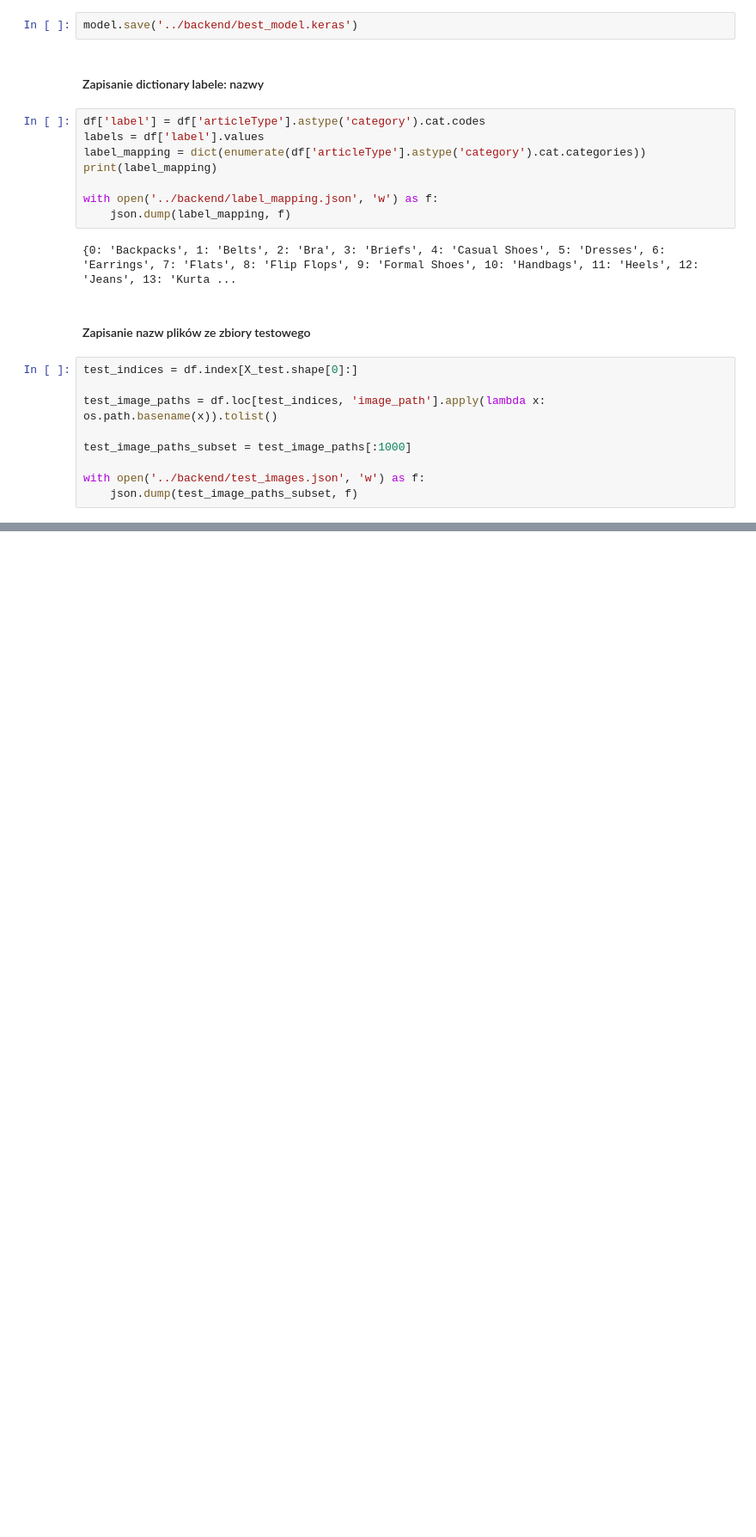
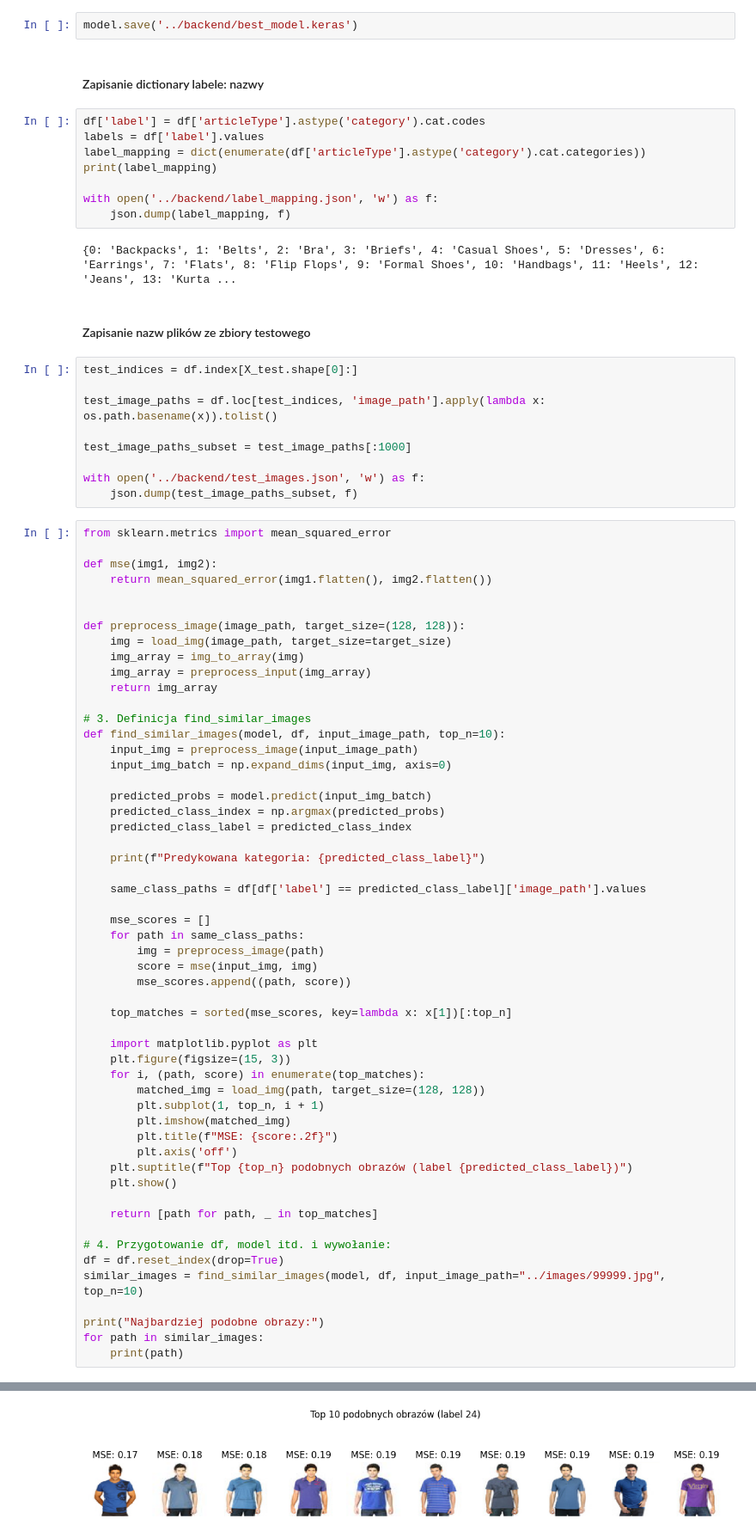
Before and after one commit to infoshareacademy/jdszr18-InsightFabrIQ, a Jupyter notebook: models/best_model.ipynb, the cells around one changed output, grey strips where cells are left out. Shown at 86% size. Saved outputs shown, nothing was run; the diff lists cells and outputs as text; blank space fills up the shorter version.

Commit message:
add find similar images function

```diff
--- a/models/best_model.ipynb
+++ b/models/best_model.ipynb
@@ -369,3 +369,58 @@ test_image_paths_subset = test_image_paths[:1000]
 
 with open('../backend/test_images.json', 'w') as f:
     json.dump(test_image_paths_subset, f)
+# %%
+from sklearn.metrics import mean_squared_error
+
+def mse(img1, img2):
+    return mean_squared_error(img1.flatten(), img2.flatten())
+
+
+def preprocess_image(image_path, target_size=(128, 128)):
+    img = load_img(image_path, target_size=target_size)
+    img_array = img_to_array(img)
+    img_array = preprocess_input(img_array)
+    return img_array
+
+# 3. Definicja find_similar_images
+def find_similar_images(model, df, input_image_path, top_n=10):
+    input_img = preprocess_image(input_image_path)
+    input_img_batch = np.expand_dims(input_img, axis=0)
+
+    predicted_probs = model.predict(input_img_batch)
+    predicted_class_index = np.argmax(predicted_probs)
+    predicted_class_label = predicted_class_index
+
+    print(f"Predykowana kategoria: {predicted_class_label}")
+
+    same_class_paths = df[df['label'] == predicted_class_label]['image_path'].values
+
+    mse_scores = []
+    for path in same_class_paths:
+        img = preprocess_image(path)
+        score = mse(input_img, img)
+        mse_scores.append((path, score))
+
+    top_matches = sorted(mse_scores, key=lambda x: x[1])[:top_n]
+
+    import matplotlib.pyplot as plt
+    plt.figure(figsize=(15, 3))
+    for i, (path, score) in enumerate(top_matches):
+        matched_img = load_img(path, target_size=(128, 128))
+        plt.subplot(1, top_n, i + 1)
+        plt.imshow(matched_img)
+        plt.title(f"MSE: {score:.2f}")
+        plt.axis('off')
+    plt.suptitle(f"Top {top_n} podobnych obrazów (label {predicted_class_label})")
+    plt.show()
+
+    return [path for path, _ in top_matches]
+
+# 4. Przygotowanie df, model itd. i wywołanie:
+df = df.reset_index(drop=True)
+similar_images = find_similar_images(model, df, input_image_path="../images/99999.jpg", top_n=10)
+
+print("Najbardziej podobne obrazy:")
+for path in similar_images:
+    print(path)
+# %% [output]
@@ -371,0 +429 @@ with open('../backend/test_images.json', 'w') as f:
+[figure, added]
```
Also changed, not shown: parts of 5 cells of this notebook, 1 other file.
